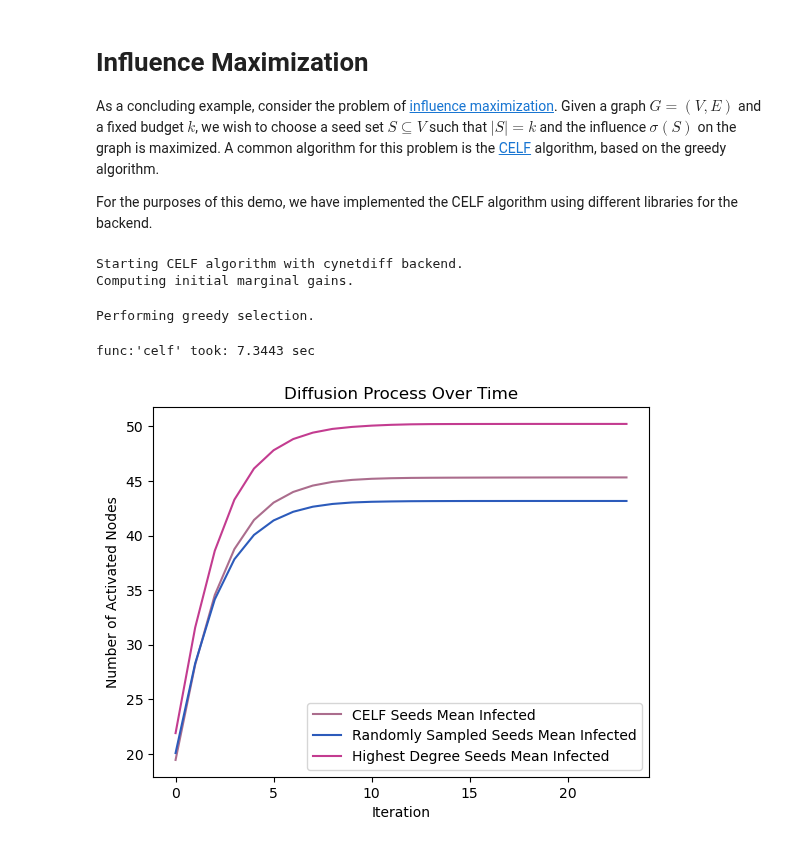
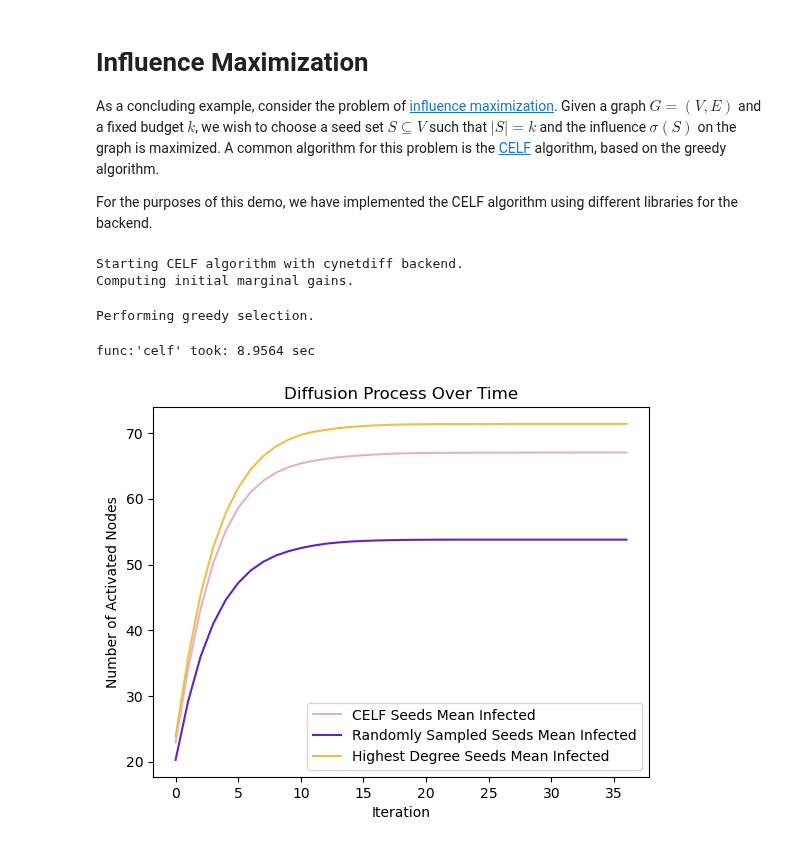
Before and after one commit to eliotwrobson/CyNetDiff, a Jupyter notebook: examples/visualizations.ipynb, the cells around one changed output. Cells and saved outputs as stored; diff of their text form; code cells hidden in the pictures.

```diff
--- a/examples/visualizations.ipynb
+++ b/examples/visualizations.ipynb
@@ -235,31 +239,31 @@ As a concluding example, consider the problem of [influence maximization](https:
 
 For the purposes of this demo, we have implemented the CELF algorithm using different libraries for the backend.
 # %%
-celf_graph = nx.watts_strogatz_graph(5_000, 10, 0.01, seed=RANDOM_SEED)
+celf_graph = nx.watts_strogatz_graph(5_000, 10, 0.1, seed=RANDOM_SEED)
 set_activation_random_sample(celf_graph, {0.1})
 
 num_seeds = 10
 # Get best seed set returned by the algorithm
 # NOTE Can change the backend to see performance of different implementations.
 celf_seeds, marg_gains = db.celf(celf_graph, 10, "cynetdiff")
 
 # Now that we have our seeds, let's compare the activation behavior to other seed sets
 random_seeds = set(random.sample(list(celf_graph.nodes()), num_seeds))
 high_deg_seeds = sorted(celf_graph.nodes(), key=celf_graph.degree, reverse=True)[
     :num_seeds
 ]
 
 # Plot the performance of CELF against other methods of choosing the seed set.
 db.plot_num_nodes_activated(
     [
         ("CELF Seeds", celf_graph, celf_seeds),
         ("Randomly Sampled Seeds", celf_graph, random_seeds),
         ("Highest Degree Seeds", celf_graph, high_deg_seeds),
     ]
 )
 # %% [output]
 Starting CELF algorithm with cynetdiff backend.
 Computing initial marginal gains.
 Performing greedy selection.
-func:'celf' took: 7.3443 sec
+func:'celf' took: 8.9564 sec
-[figure, old version]
+[figure, new version]
```
Also changed, not shown: parts of 9 cells of this notebook.
